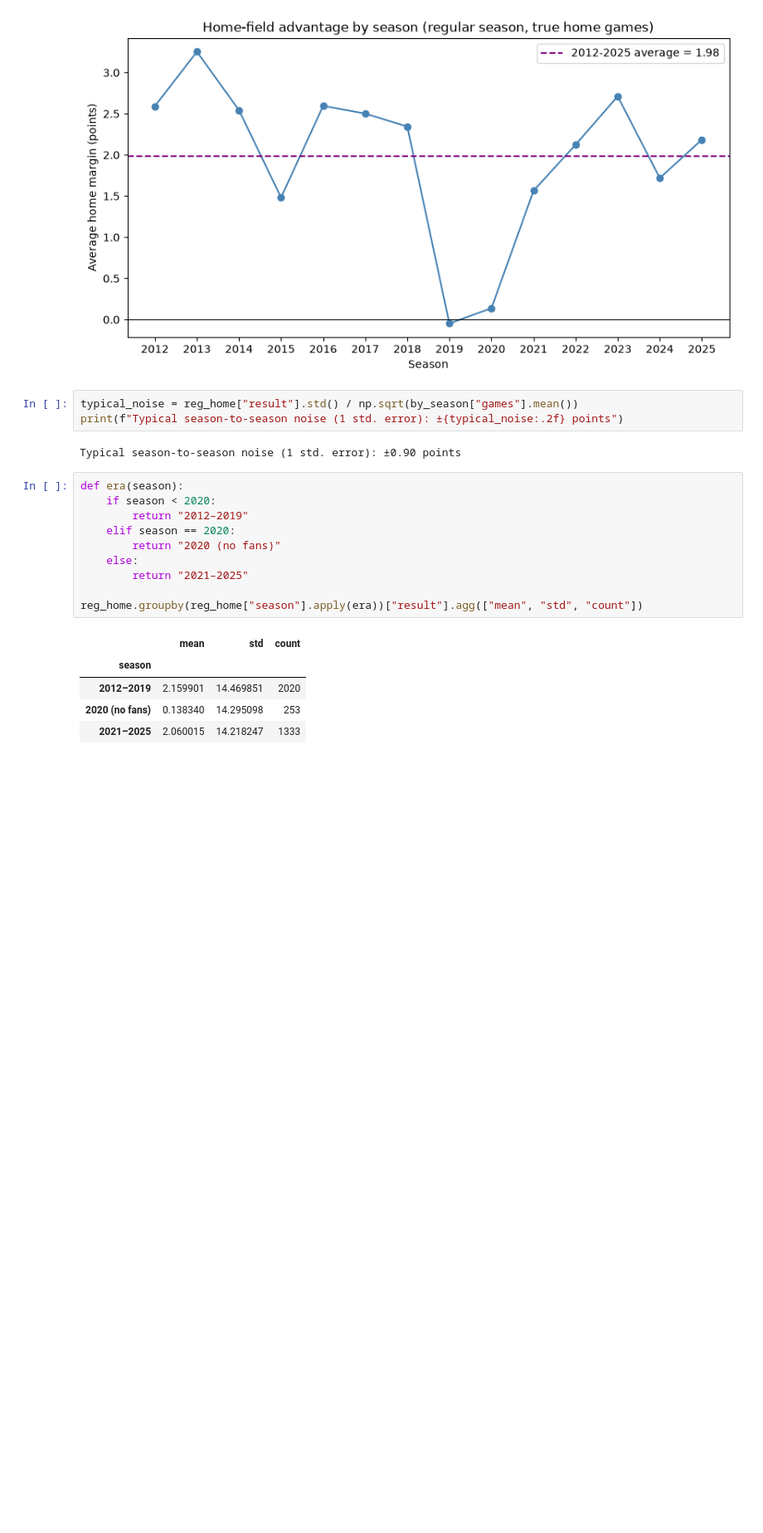
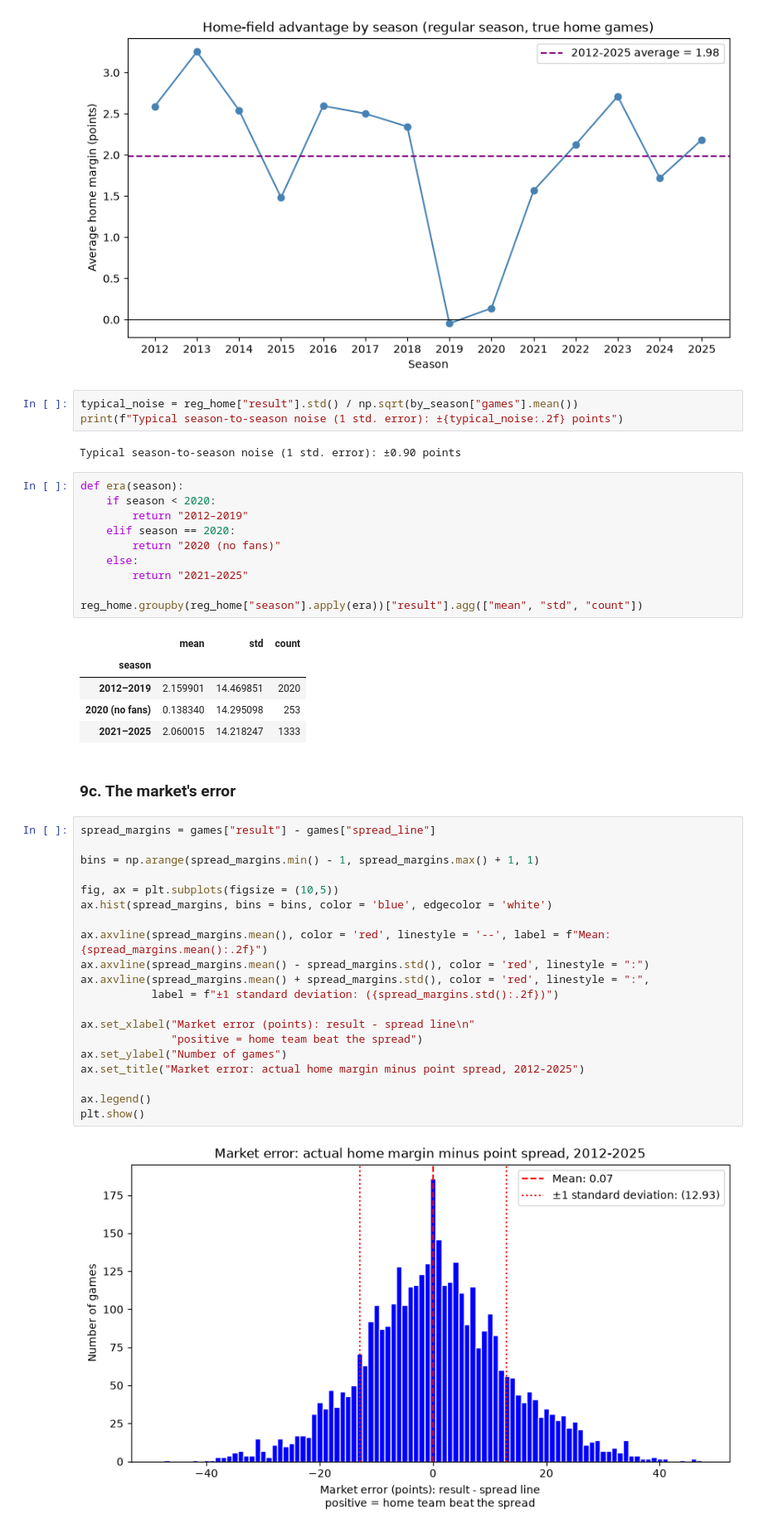
Before and after one commit to grant-jones1/NFL-model, a Jupyter notebook: notebooks/01_data_exploration.ipynb, the cells around one changed output. Shown at 83% size. Drawn from its saved outputs; the diff is of its cells as text; blank space fills up the shorter version.

Commit message:
Add market error analysis; start ATS carryover notebook (WIP)

```diff
--- a/notebooks/01_data_exploration.ipynb
+++ b/notebooks/01_data_exploration.ipynb
@@ -548,3 +548,27 @@ reg_home.groupby(reg_home["season"].apply(era))["result"].agg(["mean", "std", "c
 | 2012–2019 | 2.159901 | 14.469851 | 2020 |
 | 2020 (no fans) | 0.138340 | 14.295098 | 253 |
 | 2021–2025 | 2.060015 | 14.218247 | 1333 |
+# %% [markdown]
+### 9c. The market's error
+# %%
+spread_margins = games["result"] - games["spread_line"]
+
+bins = np.arange(spread_margins.min() - 1, spread_margins.max() + 1, 1)
+
+fig, ax = plt.subplots(figsize = (10,5))
+ax.hist(spread_margins, bins = bins, color = 'blue', edgecolor = 'white')
+
+ax.axvline(spread_margins.mean(), color = 'red', linestyle = '--', label = f"Mean: {spread_margins.mean():.2f}")
+ax.axvline(spread_margins.mean() - spread_margins.std(), color = 'red', linestyle = ":")
+ax.axvline(spread_margins.mean() + spread_margins.std(), color = 'red', linestyle = ":",
+           label = f"±1 standard deviation: ({spread_margins.std():.2f})")
+
+ax.set_xlabel("Market error (points): result - spread line\n"
+              "positive = home team beat the spread")
+ax.set_ylabel("Number of games")
+ax.set_title("Market error: actual home margin minus point spread, 2012-2025")
+
+ax.legend()
+plt.show()
+# %% [output]
+[figure, added]
```
Also changed, not shown: parts of 2 cells of this notebook, 1 other file.
